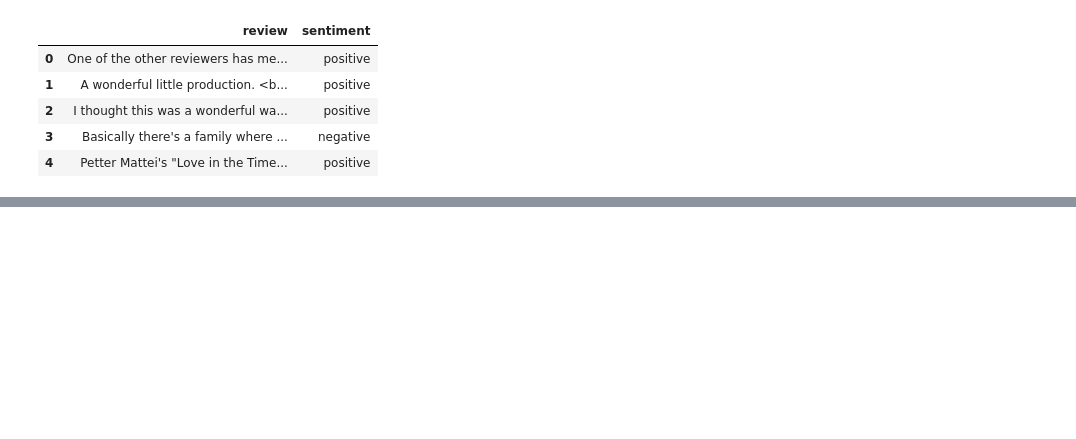
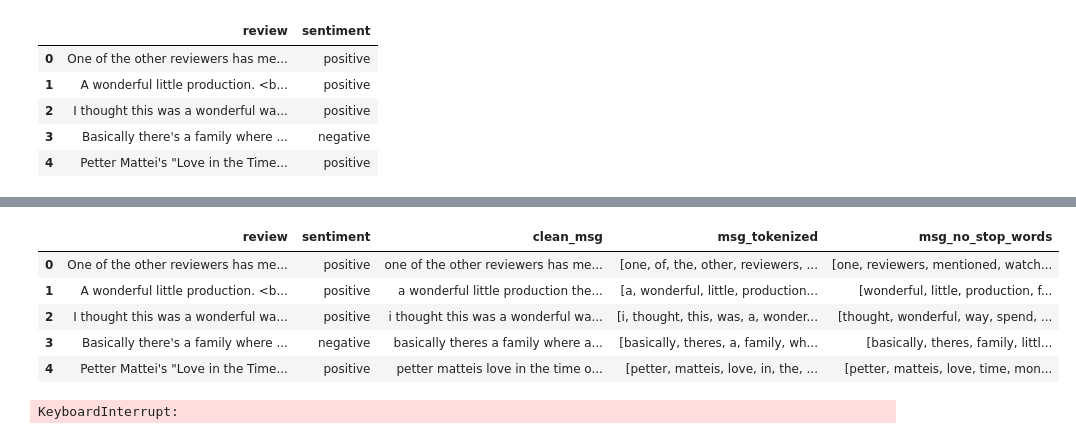
Before and after one commit to Johnathanyes/binary_sentiment_movie_analysis, a Jupyter notebook: sentiment_analysis.ipynb, the cells around one changed output, grey strips where cells are left out. Saved outputs shown, nothing was run; the diff lists cells and outputs as text; code cells hidden in the pictures; blank space fills up the shorter version.

Commit message:
working on lemmatization

```diff
--- a/sentiment_analysis.ipynb
+++ b/sentiment_analysis.ipynb
@@ -11,5 +10,3 @@ data.head()
 | 2 | I thought this was a wonderful wa... | positive |
 | 3 | Basically there's a family where ... | negative |
 | 4 | Petter Mattei's "Love in the Time... | positive |
-# %%
-data["lowercase_review"] = data["review"].apply(lambda x: remove_punctuation_and_lower)
@@ -20,0 +13,14 @@ Name: count, dtype: int64
+# %%
+import string
+import re
+string.punctuation
+
+def remove_punctuation_and_lower(text: str):
+    clean = re.compile('<.*?>')
+    html_removed = re.sub(clean, '', text)
+    punctuation_free = "".join([i for i in html_removed if i not in string.punctuation])
+    lower = punctuation_free.lower()
+    return lower
+
+data['clean_msg']= data['review'].apply(lambda x:remove_punctuation_and_lower(x))
+data.head()
@@ -20,0 +34,7 @@ Name: count, dtype: int64
+# %%
+from nltk.tokenize import RegexpTokenizer
+tokenizer = RegexpTokenizer(r'\w+')
+def tokenize(text: str):
+    return tokenizer.tokenize(text)
+
+data['msg_tokenized'] = data['clean_msg'].apply(tokenize)
@@ -20,0 +50,20 @@ Name: count, dtype: int64
+# %%
+from nltk.corpus import stopwords
+from nltk.tokenize import word_tokenize
+
+nltk.download('stopwords')
+
+stop_words = set(stopwords.words('english'))
+
+# Define a function to remove stop words from a sentence
+def remove_stop_words(word_list: list):
+
+  # Use a list comprehension to remove stop words
+  filtered_words = [word for word in word_list if word not in stop_words]
+
+  # Join the filtered words back into a sentence
+  return filtered_words
+data['msg_no_stop_words'] = data['msg_tokenized'].apply(remove_stop_words)
+
+data.head()
+# %% [output]
@@ -20,0 +73,19 @@ Name: count, dtype: int64
+|  | review | sentiment | clean_msg | msg_tokenized | msg_no_stop_words |
+| 0 | One of the other reviewers has me... | positive | one of the other reviewers has me... | [one, of, the, other, reviewers, ... | [one, reviewers, mentioned, watch... |
+| 1 | A wonderful little production. <b... | positive | a wonderful little production the... | [a, wonderful, little, production... | [wonderful, little, production, f... |
+| 2 | I thought this was a wonderful wa... | positive | i thought this was a wonderful wa... | [i, thought, this, was, a, wonder... | [thought, wonderful, way, spend, ... |
+| 3 | Basically there's a family where ... | negative | basically theres a family where a... | [basically, theres, a, family, wh... | [basically, theres, family, littl... |
+| 4 | Petter Mattei's "Love in the Time... | positive | petter matteis love in the time o... | [petter, matteis, love, in, the, ... | [petter, matteis, love, time, mon... |
+# %%
+import spacy
+nlp = spacy.load('en_core_web_sm')
+
+def lemmatize(text):
+    doc = nlp(' '.join(text))  # Join tokens back into a string
+    return [token.lemma_ for token in doc]
+
+data['msg_lemmatized'] = data['msg_tokenized'].apply(lemmatize)
+
+data.head()
+# %% [output]
+KeyboardInterrupt:
```
Also changed, not shown: parts of 5 cells of this notebook, 1 other file.
